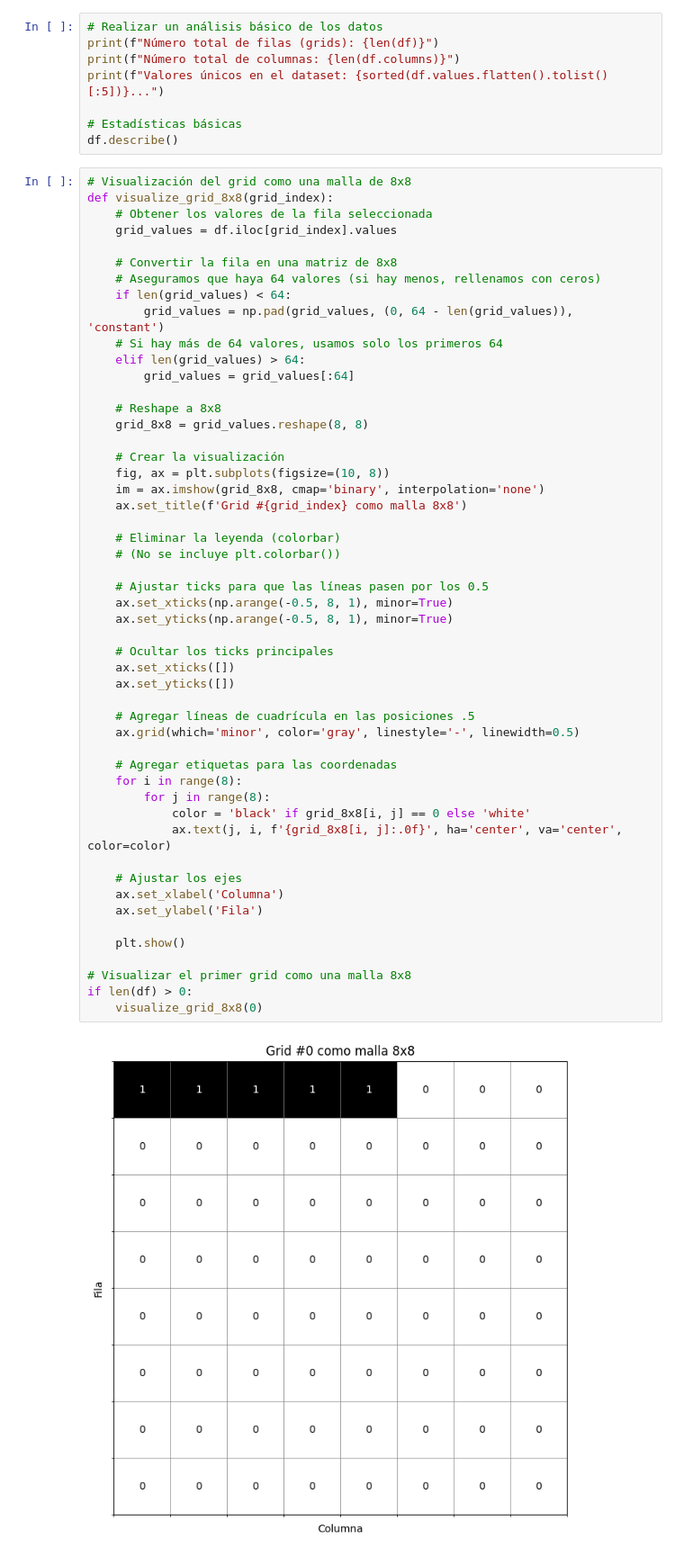
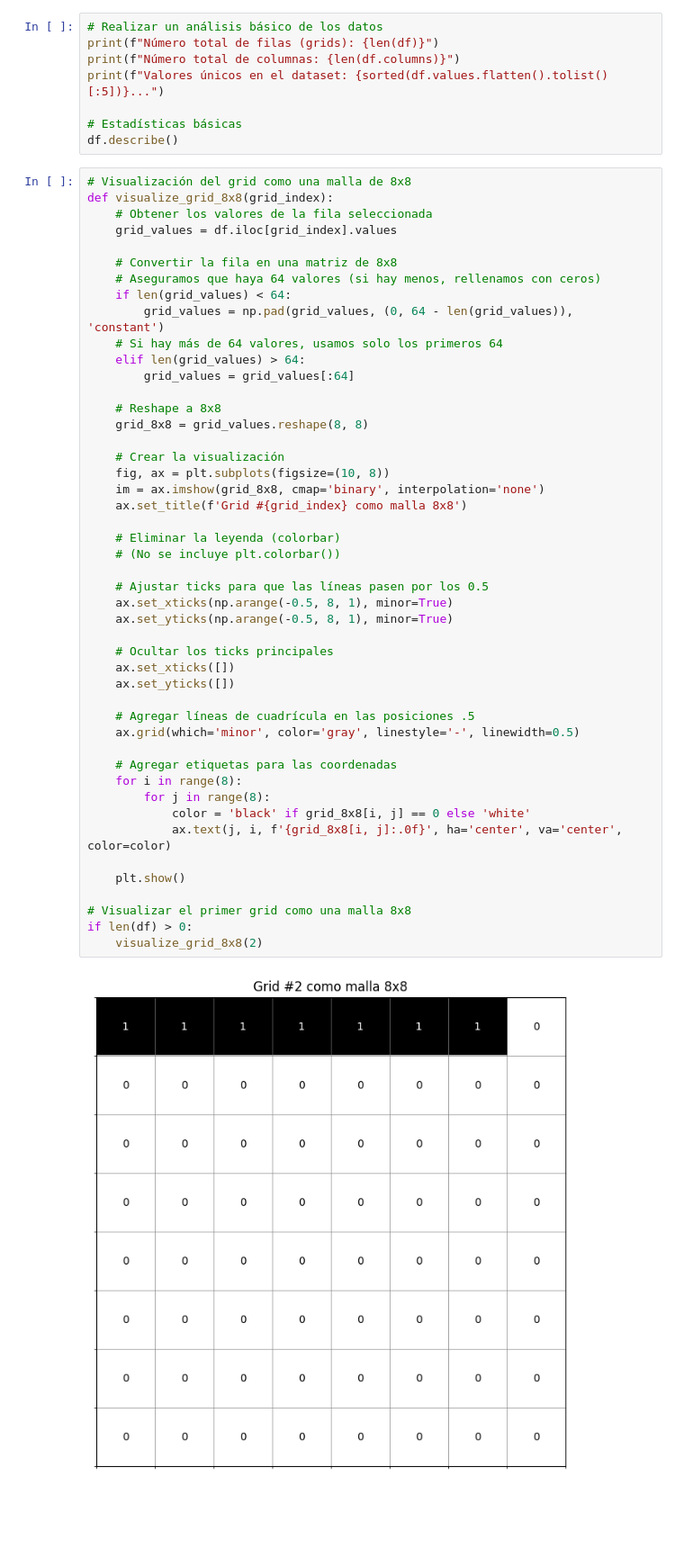
Before and after one commit to alvarezterraz/qiskit-group-project, a Jupyter notebook: Pruebas.ipynb, the cells around one changed output. Shown at 90% size. Saved outputs shown, nothing was run; the diff lists cells and outputs as text; blank space fills up the shorter version.

Commit message:
grids1.1

```diff
--- a/Pruebas.ipynb
+++ b/Pruebas.ipynb
@@ -58,36 +54,32 @@ def visualize_grid_8x8(grid_index):
     # Crear la visualización
     fig, ax = plt.subplots(figsize=(10, 8))
     im = ax.imshow(grid_8x8, cmap='binary', interpolation='none')
     ax.set_title(f'Grid #{grid_index} como malla 8x8')
 
     # Eliminar la leyenda (colorbar)
     # (No se incluye plt.colorbar())
 
     # Ajustar ticks para que las líneas pasen por los 0.5
     ax.set_xticks(np.arange(-0.5, 8, 1), minor=True)
     ax.set_yticks(np.arange(-0.5, 8, 1), minor=True)
 
     # Ocultar los ticks principales
     ax.set_xticks([])
     ax.set_yticks([])
 
     # Agregar líneas de cuadrícula en las posiciones .5
     ax.grid(which='minor', color='gray', linestyle='-', linewidth=0.5)
 
     # Agregar etiquetas para las coordenadas
     for i in range(8):
         for j in range(8):
             color = 'black' if grid_8x8[i, j] == 0 else 'white'
             ax.text(j, i, f'{grid_8x8[i, j]:.0f}', ha='center', va='center', color=color)
 
-    # Ajustar los ejes
-    ax.set_xlabel('Columna')
-    ax.set_ylabel('Fila')
-
     plt.show()
 
 # Visualizar el primer grid como una malla 8x8
 if len(df) > 0:
-    visualize_grid_8x8(0)
+    visualize_grid_8x8(2)
 # %% [output]
-[figure, old version]
+[figure, new version]
```
Also changed, not shown: parts of 5 cells of this notebook, 1 other file.
